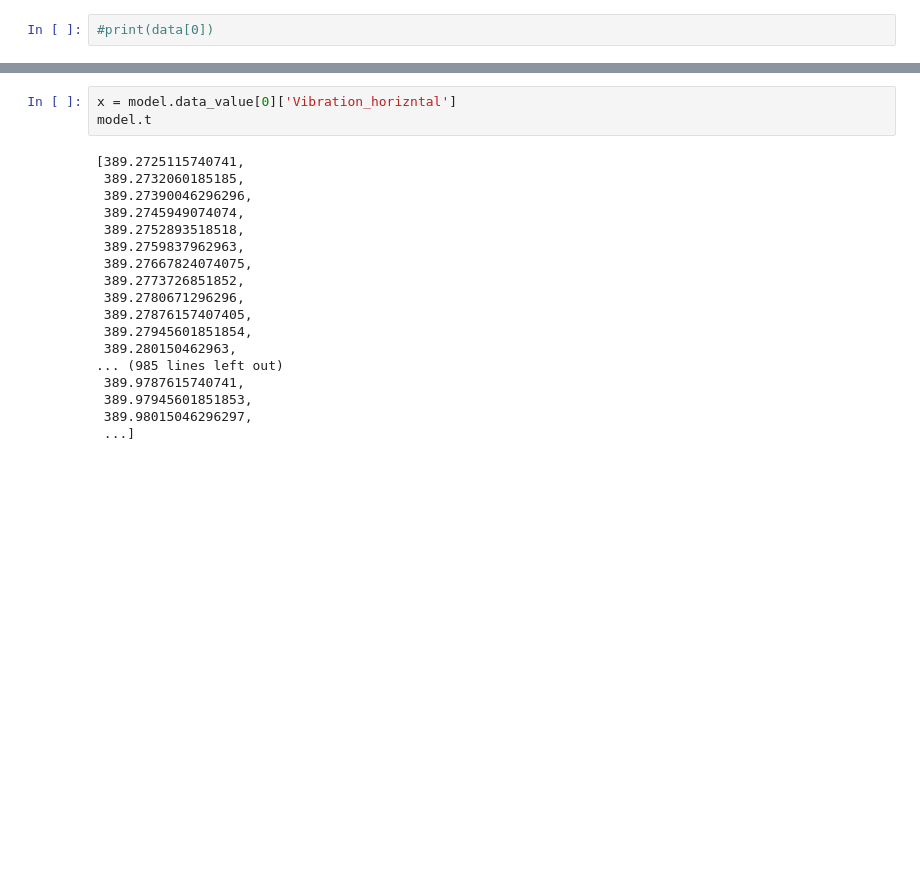
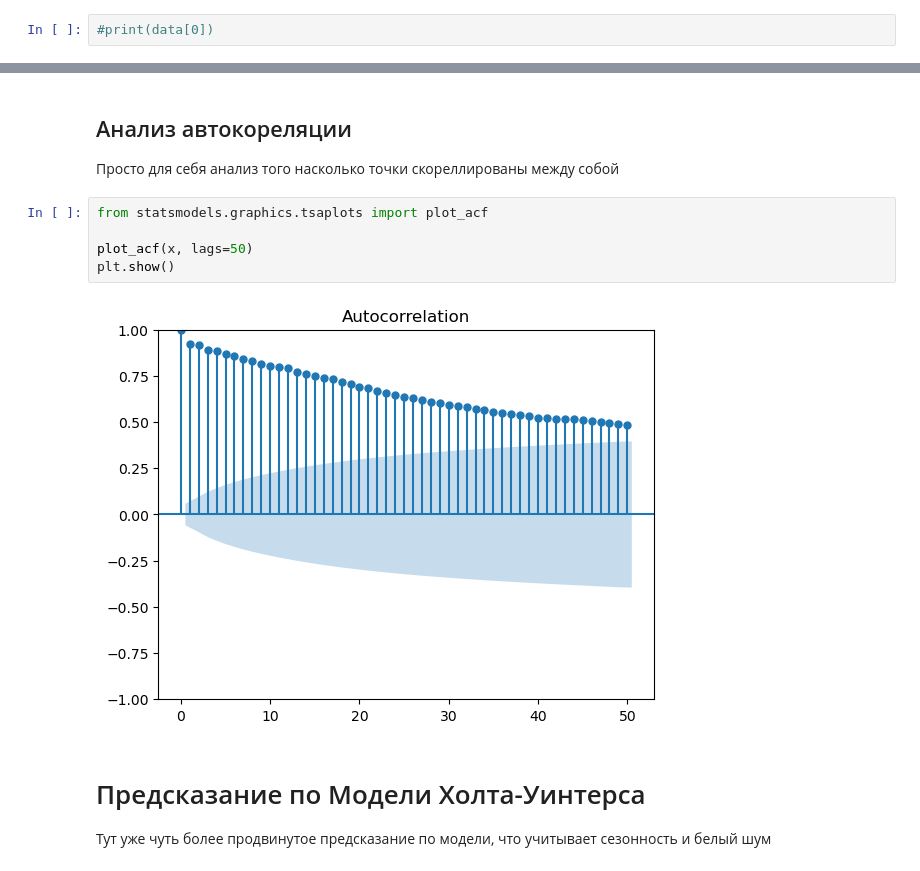
Before and after one commit to FoxhoundTeam/Evraz2.0_FoxhoundTeam, a Jupyter notebook: predictor/workspace.ipynb, the cells around one changed output, grey strips where cells are left out. Saved outputs shown, nothing was run; the diff lists cells and outputs as text; blank space fills up the shorter version.

```diff
--- a/predictor/workspace.ipynb
+++ b/predictor/workspace.ipynb
@@ -65,21 +78,13 @@ plt.show()
-# %%
-x = model.data_value[0]['Vibration_horizntal']
-model.t
-# %% [output]
-[389.2725115740741,
- 389.2732060185185,
- 389.27390046296296,
- 389.2745949074074,
- 389.2752893518518,
- 389.2759837962963,
- 389.27667824074075,
- 389.2773726851852,
- 389.2780671296296,
- 389.27876157407405,
- 389.27945601851854,
- 389.280150462963,
-... (985 lines left out)
- 389.9787615740741,
- 389.97945601851853,
- 389.98015046296297,
- ...]
+# %% [markdown]
+## Анализ автокореляции
+Просто для себя анализ того насколько точки скореллированы между собой
+# %%
+from statsmodels.graphics.tsaplots import plot_acf
+
+plot_acf(x, lags=50)
+plt.show()
+# %% [output]
+[figure, added]
+# %% [markdown]
+# Предсказание по Модели Холта-Уинтерса
+Тут уже чуть более продвинутое предсказание по модели, что учитывает сезонность и белый шум
```
Also changed, not shown: parts of 14 cells of this notebook, 1 other file.
